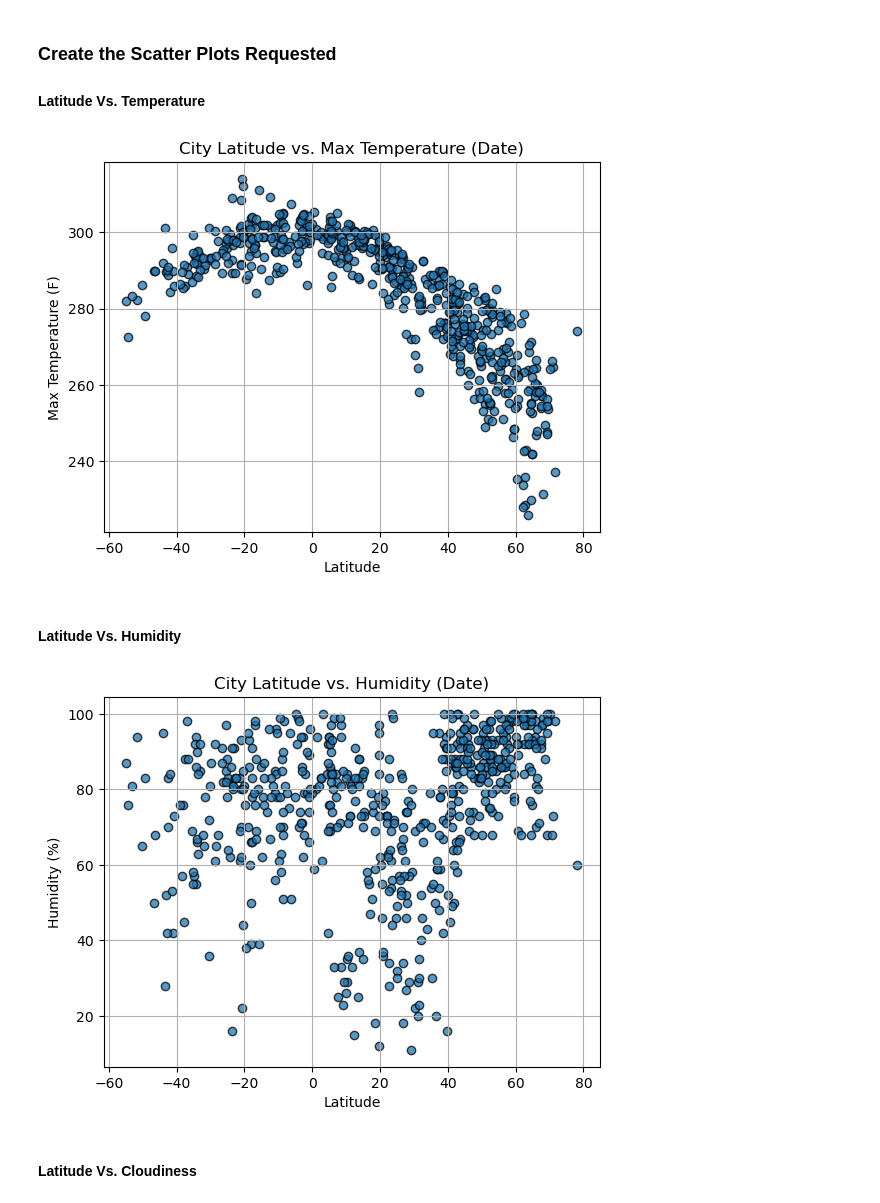
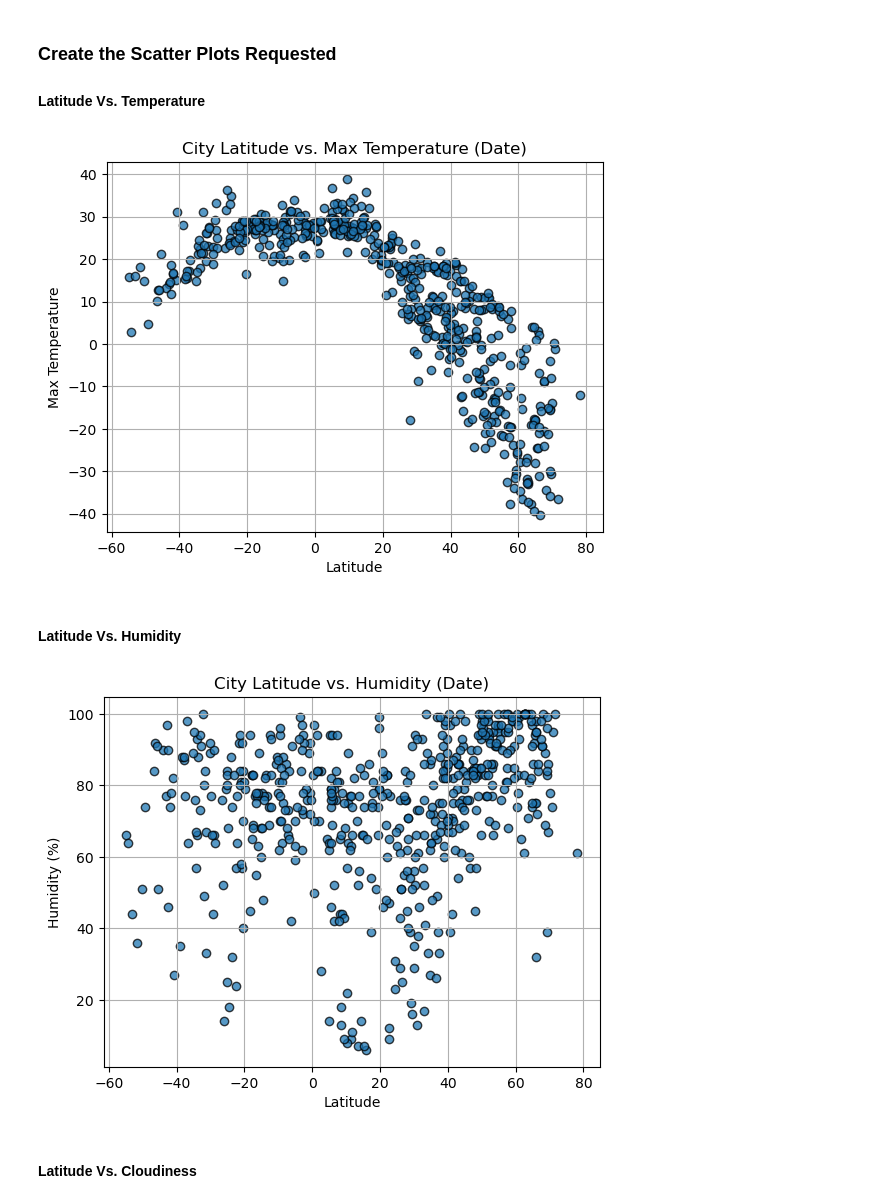
Before and after one commit to Thuwaiba2/Python-api-challenge, a Jupyter notebook: WeatherPy/WeatherPy - Copy (2).ipynb, the cells around one changed output. Saved outputs shown, nothing was run; the diff lists cells and outputs as text; code cells hidden in the pictures.

```diff
--- a/WeatherPy/WeatherPy - Copy (2).ipynb
+++ b/WeatherPy/WeatherPy - Copy (2).ipynb
@@ -55,8 +53,10 @@ Number of cities in the list: 609
 
 ### Use the OpenWeatherMap API to retrieve weather data from the cities list generated in the started code
 # %%
+import requests
+
 # Set the API base URL
-url = "https://api.openweathermap.org/data/2.5/weather?"
+url = "http://api.openweathermap.org/data/2.5/weather?"
 
 # Define an empty list to fetch the weather data for each city
 city_data = []
@@ -78,9 +78,10 @@ for i, city in enumerate(cities):
         record_count = 0
 
     # Create endpoint URL with each city
-    city_url = city_url = f"{url}q={city}&appid={weather_api_key}"
+   # city_url = f"{url}&q={city}&appid={weather_api_key}"
+    city_url = f"{url}appid={weather_api_key}&q={city}&units={units}"
 
-
+    units = "metric"
     # Log the url, record, and set numbers
     print("Processing Record %s of Set %s | %s" % (record_count, set_count, city))
 
@@ -190,12 +191,15 @@ city_data_df.head()
 #### Latitude Vs. Temperature
 # %%
 # Build scatter plot for latitude vs. temperature
+latitudes = [city["Lat"] for city in city_data]
+temperatures = [city["Max Temp"] for city in city_data]
+
 plt.scatter(latitudes, temperatures, edgecolors="black", marker="o", alpha=0.75)
 
 # Incorporate the other graph properties
 plt.title("City Latitude vs. Max Temperature (Date)")
 plt.xlabel("Latitude")
-plt.ylabel("Max Temperature (F)")
+plt.ylabel("Max Temperature")
 plt.grid(True)
 
 # Save the figure
@@ -204,28 +208,27 @@ plt.savefig("output_data/Fig1.png")
 # Show plot
 plt.show()
 # %% [output]
-[figure, old version]
+[figure, new version]
 # %% [markdown]
 #### Latitude Vs. Humidity
 # %%
 # Build the scatter plots for latitude vs. humidity
-# YOUR CODE HERE
+humidities = [city["Humidity"] for city in city_data]
 plt.scatter(latitudes, humidities, edgecolors="black", marker="o", alpha=0.75)
 
 # Incorporate the other graph properties
-# YOUR CODE HERE
 plt.title("City Latitude vs. Humidity (Date)")
 plt.xlabel("Latitude")
 plt.ylabel("Humidity (%)")
 plt.grid(True)
 
 # Save the figure
 plt.savefig("output_data/Fig2.png")
 
 # Show plot
 plt.show()
 # %% [output]
-[figure, old version]
+[figure, new version]
 # %% [markdown]
 #### Latitude Vs. Cloudiness
 # %%
```
Also changed, not shown: parts of 28 cells of this notebook, 8 other files.
